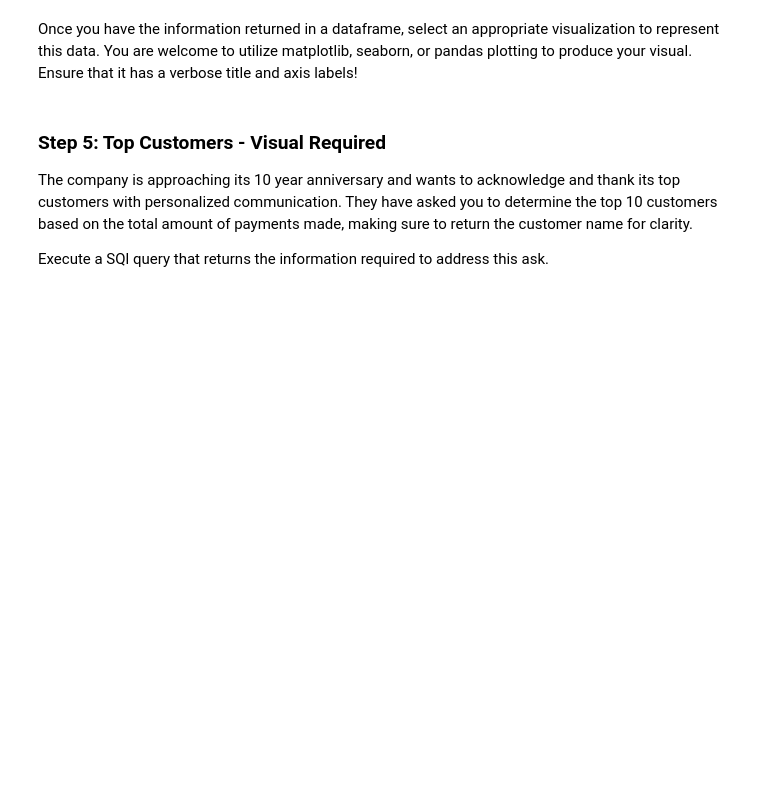
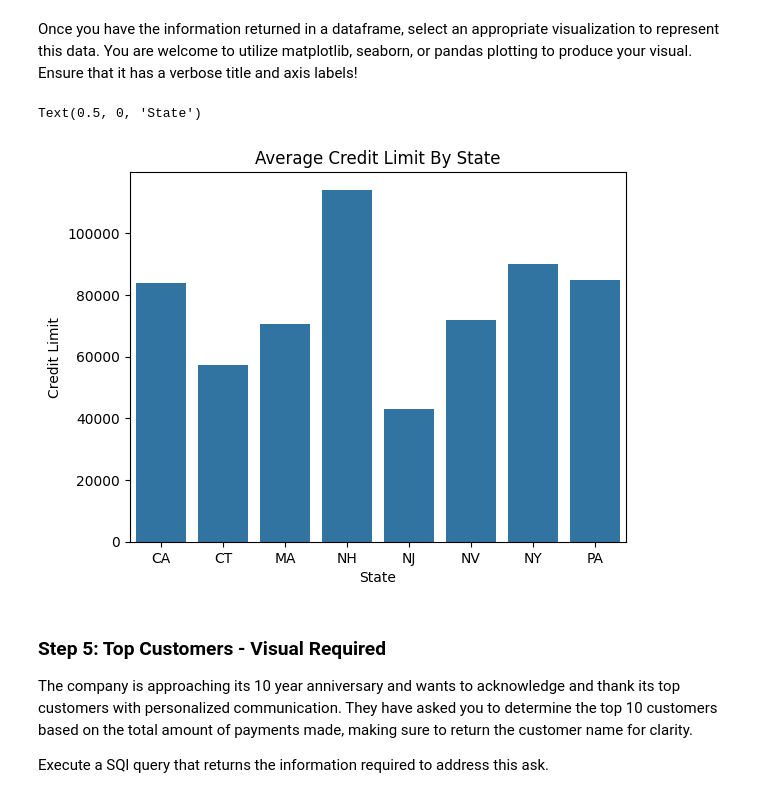
Before and after one commit to bluenets126/dsc-sql-summative-lab, a Jupyter notebook: SQLSummativeLab.ipynb, the cells around one changed output. Drawn from its saved outputs; the diff is of its cells as text; code cells hidden in the pictures; blank space fills up the shorter version.

Commit message:
Added bar chart for USA Credit Limit

```diff
--- a/SQLSummativeLab.ipynb
+++ b/SQLSummativeLab.ipynb
@@ -175,7 +175,13 @@ Once you have the information returned in a dataframe, select an appropriate vis
 # %%
 # Replace None with your visual code
 # Produce a visual to represent the average credit limit by state
-None
+sns.barplot(data=usa_state_credit_df, x='state', y='Avg_Limit')
+plt.title( "Average Credit Limit By State")
+plt.ylabel('Credit Limit')
+plt.xlabel('State')
+# %% [output]
+Text(0.5, 0, 'State')
+[figure, added]
 # %% [markdown]
 ### Step 5: Top Customers - Visual Required
 The company is approaching its 10 year anniversary and wants to acknowledge and thank its top customers with personalized communication. They have asked you to determine the top 10 customers based on the total amount of payments made, making sure to return the customer name for clarity.
```
Also changed, not shown: parts of 2 cells of this notebook.
